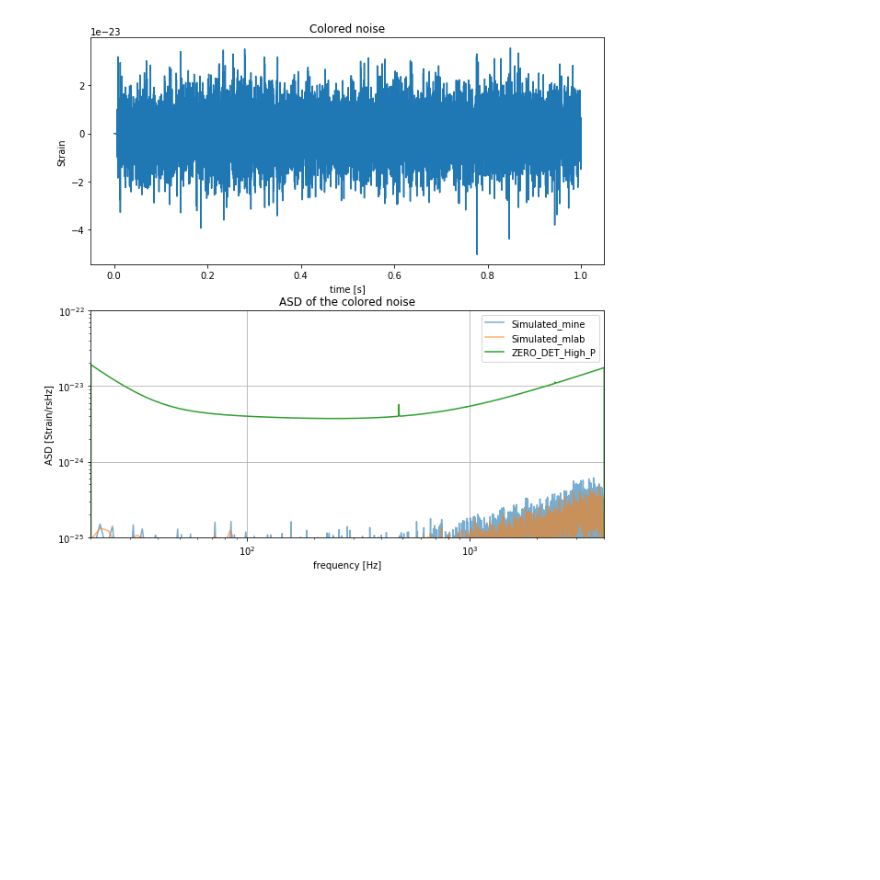
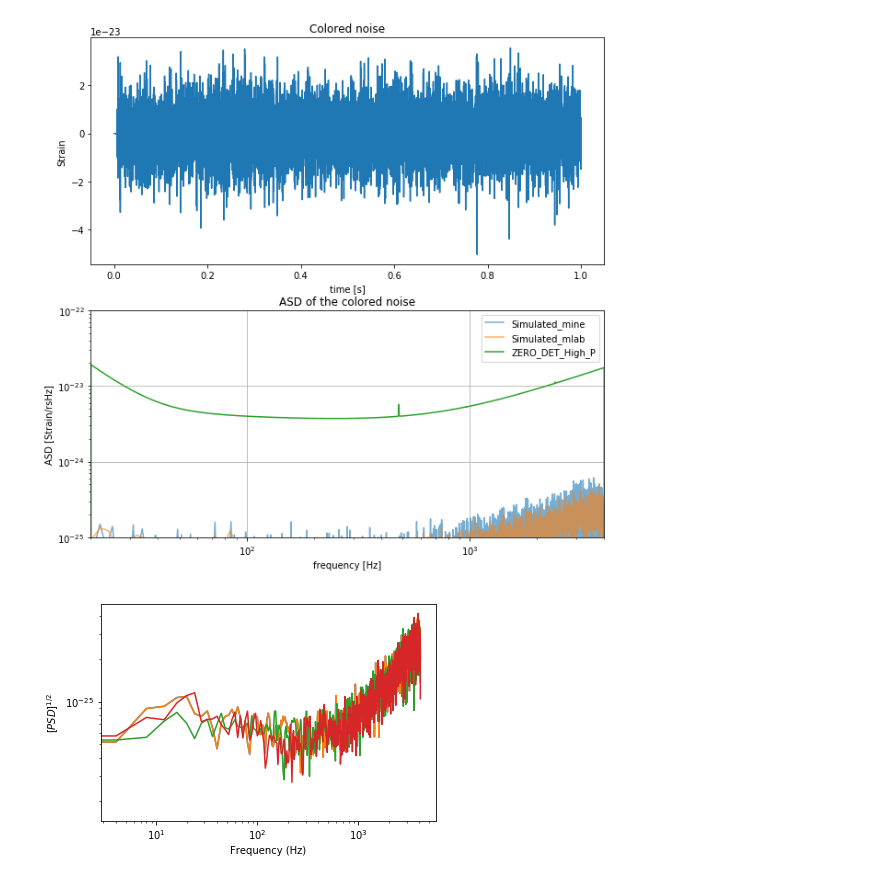
Before and after one commit to iphysresearch/Python4GW, a Jupyter notebook: Gen_GWnoises.ipynb, the cells around one changed output. Cells and saved outputs as stored; diff of their text form; code cells hidden in the pictures; blank space fills up the shorter version.

Commit message:
random+noise+matlab

```diff
--- a/Gen_GWnoises.ipynb
+++ b/Gen_GWnoises.ipynb
@@ -189,3 +190,18 @@ plt.legend()
 plt.show()
 # %% [output]
 [figure]
+# %%
+from scipy.signal import welch
+[f, pxx] = welch(x = noise1,nperseg=2048, fs = 8192)
+plt.loglog(f, np.sqrt(pxx))
+[f, pxx] = welch(x = noise2[0],nperseg=2048, fs = 8192)
+plt.loglog(f, np.sqrt(pxx))
+[f, pxx] = welch(x = noise2[4],nperseg=2048, fs = 8192)
+plt.loglog(f, np.sqrt(pxx))
+[f, pxx] = welch(x = noise2[-1],nperseg=2048, fs = 8192)
+plt.loglog(f, np.sqrt(pxx))
+plt.xlabel('Frequency (Hz)')
+plt.ylabel('$[PSD]^{1/2}$')
+plt.show()
+# %% [output]
+[figure, added]
```
Also changed, not shown: parts of 21 cells of this notebook, 2 other files.
